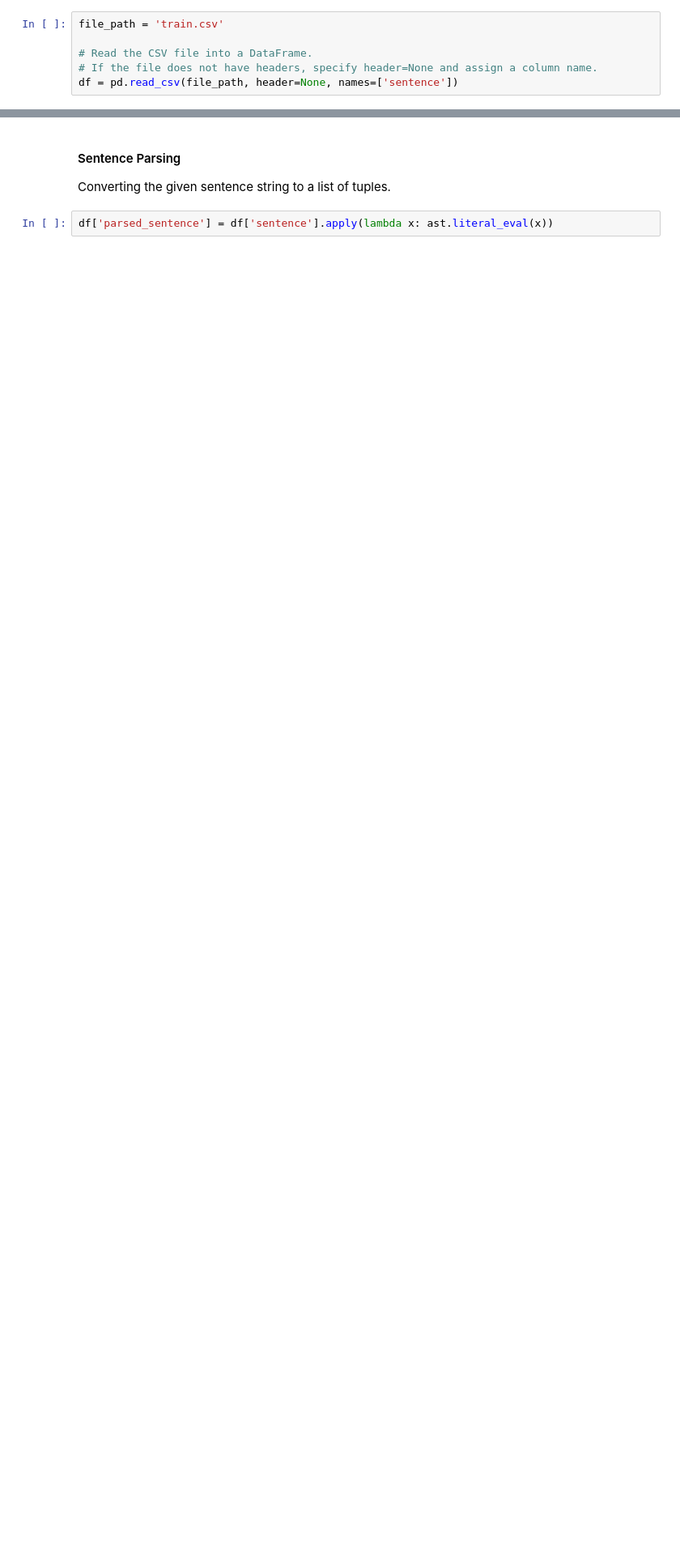
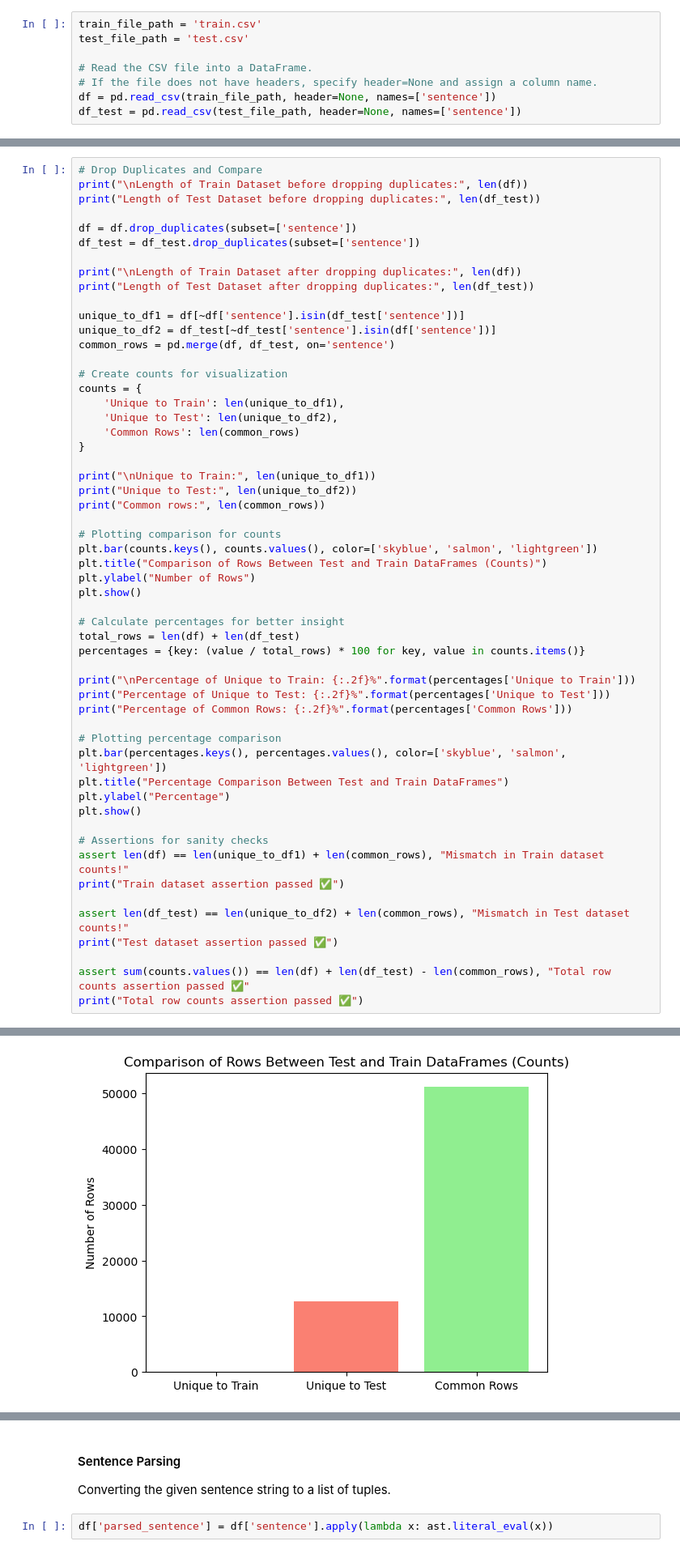
Before and after one commit to Abhinav-gh/Part_of_Speech_tagging-HMM, a Jupyter notebook: PreProcessing.ipynb, the cells around one changed output, grey strips where cells are left out. Shown: that part at 81% size. Saved outputs shown, nothing was run; the diff lists cells and outputs as text; blank space fills up the shorter version.

```diff
--- a/PreProcessing.ipynb
+++ b/PreProcessing.ipynb
@@ -6,7 +11,9 @@ from collections import Counter
 # %%
-file_path = 'train.csv'
+train_file_path = 'train.csv'
+test_file_path = 'test.csv'
 
 # Read the CSV file into a DataFrame.
 # If the file does not have headers, specify header=None and assign a column name.
-df = pd.read_csv(file_path, header=None, names=['sentence'])
+df = pd.read_csv(train_file_path, header=None, names=['sentence'])
+df_test = pd.read_csv(test_file_path, header=None, names=['sentence'])
 # %% [markdown]
@@ -43,0 +85,56 @@ DataFrame Summary Statistics:
+# %%
+# Drop Duplicates and Compare
+print("\nLength of Train Dataset before dropping duplicates:", len(df))
+print("Length of Test Dataset before dropping duplicates:", len(df_test))
+
+df = df.drop_duplicates(subset=['sentence'])
+df_test = df_test.drop_duplicates(subset=['sentence'])
+
+print("\nLength of Train Dataset after dropping duplicates:", len(df))
+print("Length of Test Dataset after dropping duplicates:", len(df_test))
+
+unique_to_df1 = df[~df['sentence'].isin(df_test['sentence'])]
+unique_to_df2 = df_test[~df_test['sentence'].isin(df['sentence'])]
+common_rows = pd.merge(df, df_test, on='sentence')
+
+# Create counts for visualization
+counts = {
+    'Unique to Train': len(unique_to_df1),
+    'Unique to Test': len(unique_to_df2),
+    'Common Rows': len(common_rows)
+}
+
+print("\nUnique to Train:", len(unique_to_df1))
+print("Unique to Test:", len(unique_to_df2))
+print("Common rows:", len(common_rows))
+
+# Plotting comparison for counts
+plt.bar(counts.keys(), counts.values(), color=['skyblue', 'salmon', 'lightgreen'])
+plt.title("Comparison of Rows Between Test and Train DataFrames (Counts)")
+plt.ylabel("Number of Rows")
+plt.show()
+
+# Calculate percentages for better insight
+total_rows = len(df) + len(df_test)
+percentages = {key: (value / total_rows) * 100 for key, value in counts.items()}
+
+print("\nPercentage of Unique to Train: {:.2f}%".format(percentages['Unique to Train']))
+print("Percentage of Unique to Test: {:.2f}%".format(percentages['Unique to Test']))
+print("Percentage of Common Rows: {:.2f}%".format(percentages['Common Rows']))
+
+# Plotting percentage comparison
+plt.bar(percentages.keys(), percentages.values(), color=['skyblue', 'salmon', 'lightgreen'])
+plt.title("Percentage Comparison Between Test and Train DataFrames")
+plt.ylabel("Percentage")
+plt.show()
+
+# Assertions for sanity checks
+assert len(df) == len(unique_to_df1) + len(common_rows), "Mismatch in Train dataset counts!"
+print("Train dataset assertion passed ✅")
+
+assert len(df_test) == len(unique_to_df2) + len(common_rows), "Mismatch in Test dataset counts!"
+print("Test dataset assertion passed ✅")
+
+assert sum(counts.values()) == len(df) + len(df_test) - len(common_rows), "Total row counts assertion passed ✅"
+print("Total row counts assertion passed ✅")
+# %% [output]
@@ -43,0 +150 @@ DataFrame Summary Statistics:
+[figure, added]
```
Also changed, not shown: parts of 25 cells of this notebook, 1 other file.
